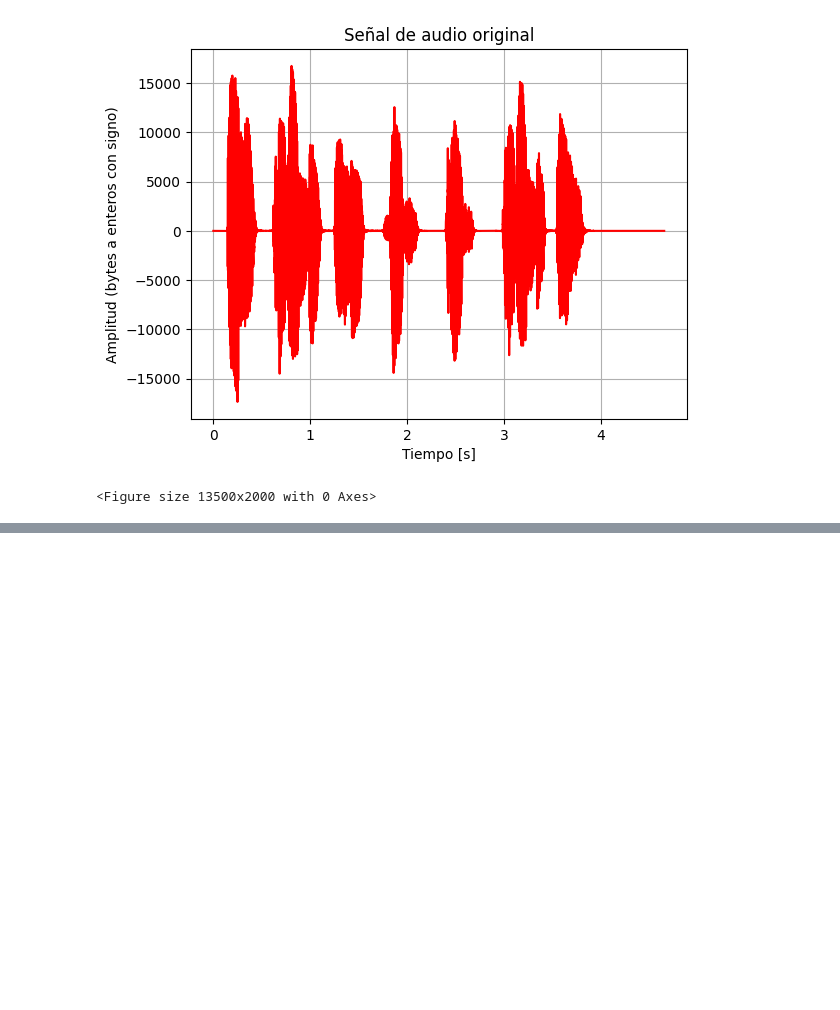
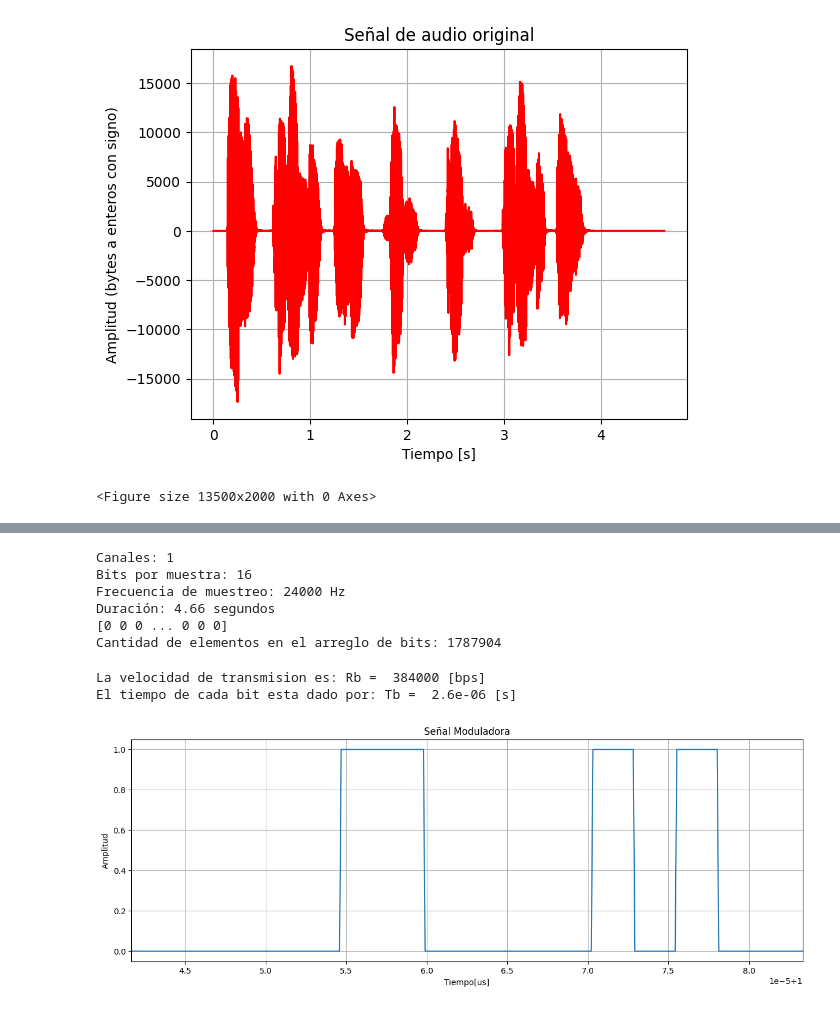
Before and after one commit to UlisesUberti/Proyecto_Seniales_Electricas, a Jupyter notebook: src/Transmisor.ipynb, the cells around one changed output, grey strips where cells are left out. Cells and saved outputs as stored; diff of their text form; code cells hidden in the pictures; blank space fills up the shorter version.

Commit message:
Tx_Funciona_Fc_Mayor

```diff
--- a/src/Transmisor.ipynb
+++ b/src/Transmisor.ipynb
@@ -50,0 +54,54 @@ Audio_Grafica(ruta)
+# %%
+from modules.codificar import Codificar_Senial
+bits_array = Codificar_Senial(ruta)
+print(bits_array)
+print("Cantidad de elementos en el arreglo de bits:", len(bits_array))
+# %% [output]
+Canales: 1
+Bits por muestra: 16
+Frecuencia de muestreo: 24000 Hz
+Duración: 4.66 segundos
+[0 0 0 ... 0 0 0]
+Cantidad de elementos en el arreglo de bits: 1787904
+# %%
+#Convertimos el arreglo en un tren de pulsos segun corresponda con "1s" y "0s"
+
+#Para ello necesitamos saber la velocidad de transmision, si 16 bits corresponden a una muestra y se muestrea con fs=24000 [Hz]
+
+n = 16 #bits por muestra
+fs = 24000 #frecuencia de muestreo [Hz]
+Rb = n * fs # [bps]
+print("La velocidad de transmision es: Rb = ",Rb,"[bps]")
+
+#Determinamos el ancho de cada bit
+Tb = 1 /Rb #[s]
+print("El tiempo de cada bit esta dado por: Tb = ",np.round(Tb,8),"[s]")
+# %% [output]
+La velocidad de transmision es: Rb =  384000 [bps]
+El tiempo de cada bit esta dado por: Tb =  2.6e-06 [s]
+# %%
+#Necesitamos tambien la cantidad de puntos por bit
+
+fs_2 = 10e6 #[Hz]
+muestras_por_bit = int(fs_2*Tb) #Cantidad de puntos a graficar por bit
+N_2 = fs_2 * len(bits_array)*Tb
+#Generamos el arreglo del tren de pulsos
+
+#la funcion np.repeat() permite repetir cada elemento del arreglo la cantidad de veces que se indica
+Senial_Moduladora = np.repeat(bits_array,muestras_por_bit)
+#generamos el eje de tiempo de la señal
+t_moduladora = np.linspace(start=0,stop= len(bits_array)*Tb,num=len(Senial_Moduladora),endpoint=False)
+
+#Graficamos la señal
+plt.figure(figsize=(15,5))
+plt.plot(t_moduladora,Senial_Moduladora)
+plt.grid(True)
+plt.xlim(1+Tb*16,1+Tb*32)
+#plt.xticks(np.arange(1+Tb*16,1+Tb*32,Tb))
+plt.title("Señal Moduladora")
+plt.xlabel("Tiempo[us]")
+plt.ylabel("Amplitud")
+
+plt.show()
+# %% [output]
+[figure, added]
```
Also changed, not shown: parts of 10 cells of this notebook, 5 other files.
